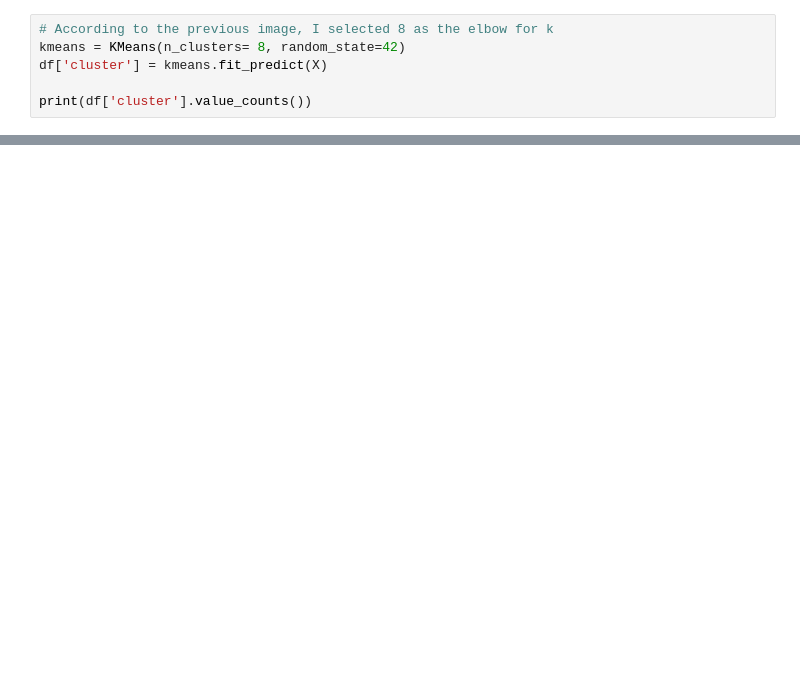
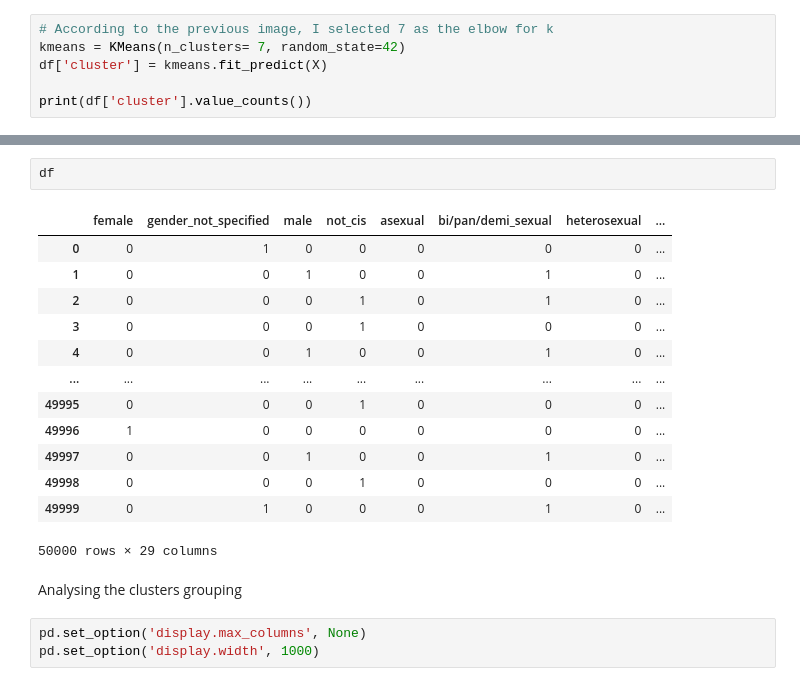
Before and after one commit to viiccavalcante/matches-recommendation, a Jupyter notebook: notebooks/baseline.ipynb, the cells around one changed output, grey strips where cells are left out. Saved outputs shown, nothing was run; the diff lists cells and outputs as text; blank space fills up the shorter version.

```diff
--- a/notebooks/baseline.ipynb
+++ b/notebooks/baseline.ipynb
@@ -30,6 +39,6 @@ plt.show()
 # %%
-# According to the previous image, I selected 8 as the elbow for k
-kmeans = KMeans(n_clusters= 8, random_state=42)
+# According to the previous image, I selected 7 as the elbow for k
+kmeans = KMeans(n_clusters= 7, random_state=42)
 df['cluster'] = kmeans.fit_predict(X)
 
 print(df['cluster'].value_counts())
@@ -61,0 +55,21 @@ Name: count, dtype: int64
+# %%
+df
+# %% [output]
+|  | female | gender_not_specified | male | not_cis | asexual | bi/pan/demi_sexual | heterosexual | ... |
+| 0 | 0 | 1 | 0 | 0 | 0 | 0 | 0 | ... |
+| 1 | 0 | 0 | 1 | 0 | 0 | 1 | 0 | ... |
+| 2 | 0 | 0 | 0 | 1 | 0 | 1 | 0 | ... |
+| 3 | 0 | 0 | 0 | 1 | 0 | 0 | 0 | ... |
+| 4 | 0 | 0 | 1 | 0 | 0 | 1 | 0 | ... |
+| ... | ... | ... | ... | ... | ... | ... | ... | ... |
+| 49995 | 0 | 0 | 0 | 1 | 0 | 0 | 0 | ... |
+| 49996 | 1 | 0 | 0 | 0 | 0 | 0 | 0 | ... |
+| 49997 | 0 | 0 | 1 | 0 | 0 | 1 | 0 | ... |
+| 49998 | 0 | 0 | 0 | 1 | 0 | 0 | 0 | ... |
+| 49999 | 0 | 1 | 0 | 0 | 0 | 1 | 0 | ... |
+50000 rows × 29 columns
+# %% [markdown]
+Analysing the clusters grouping
+# %%
+pd.set_option('display.max_columns', None)
+pd.set_option('display.width', 1000)
```
Also changed, not shown: parts of 8 cells of this notebook, 3 other files.
